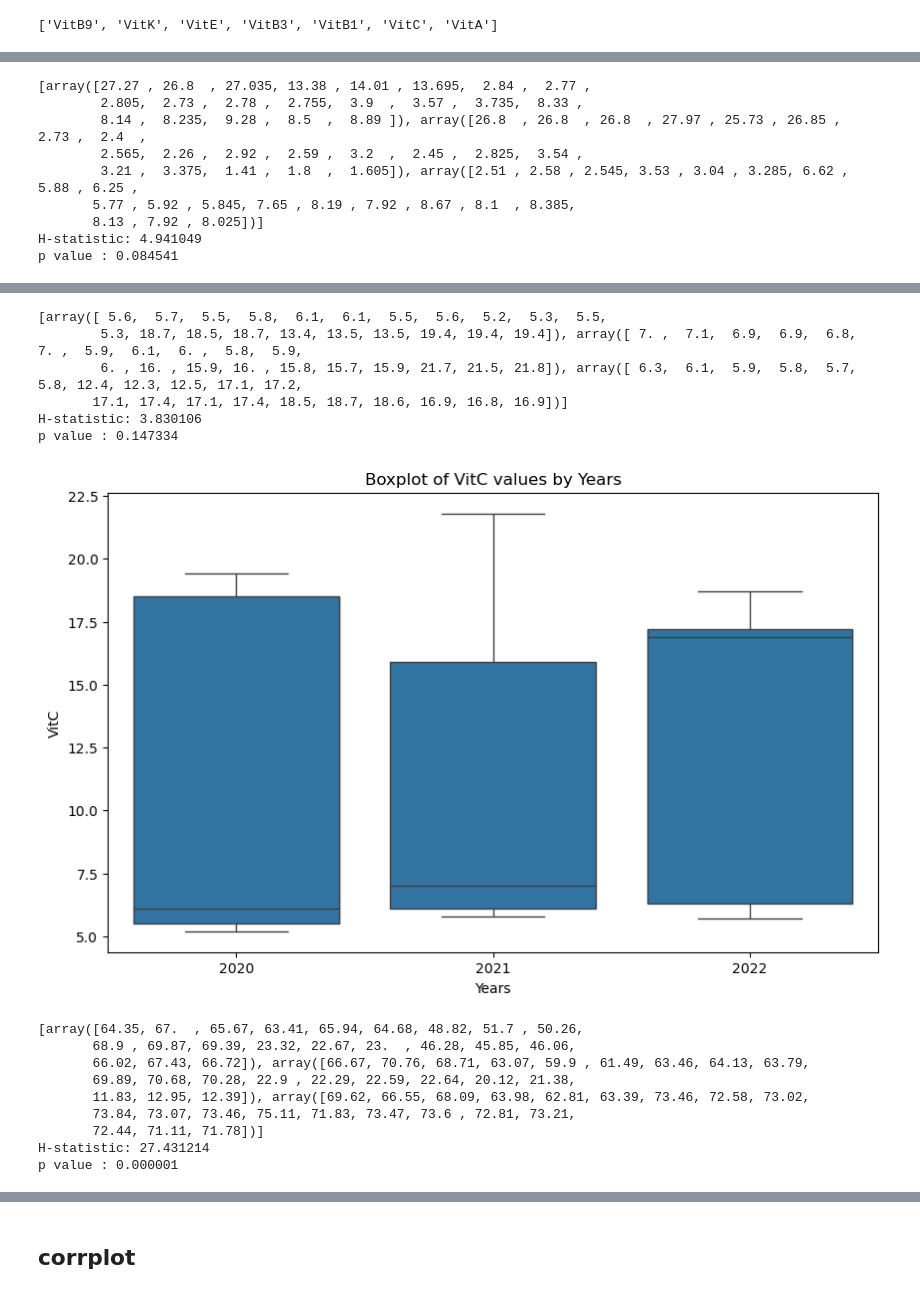
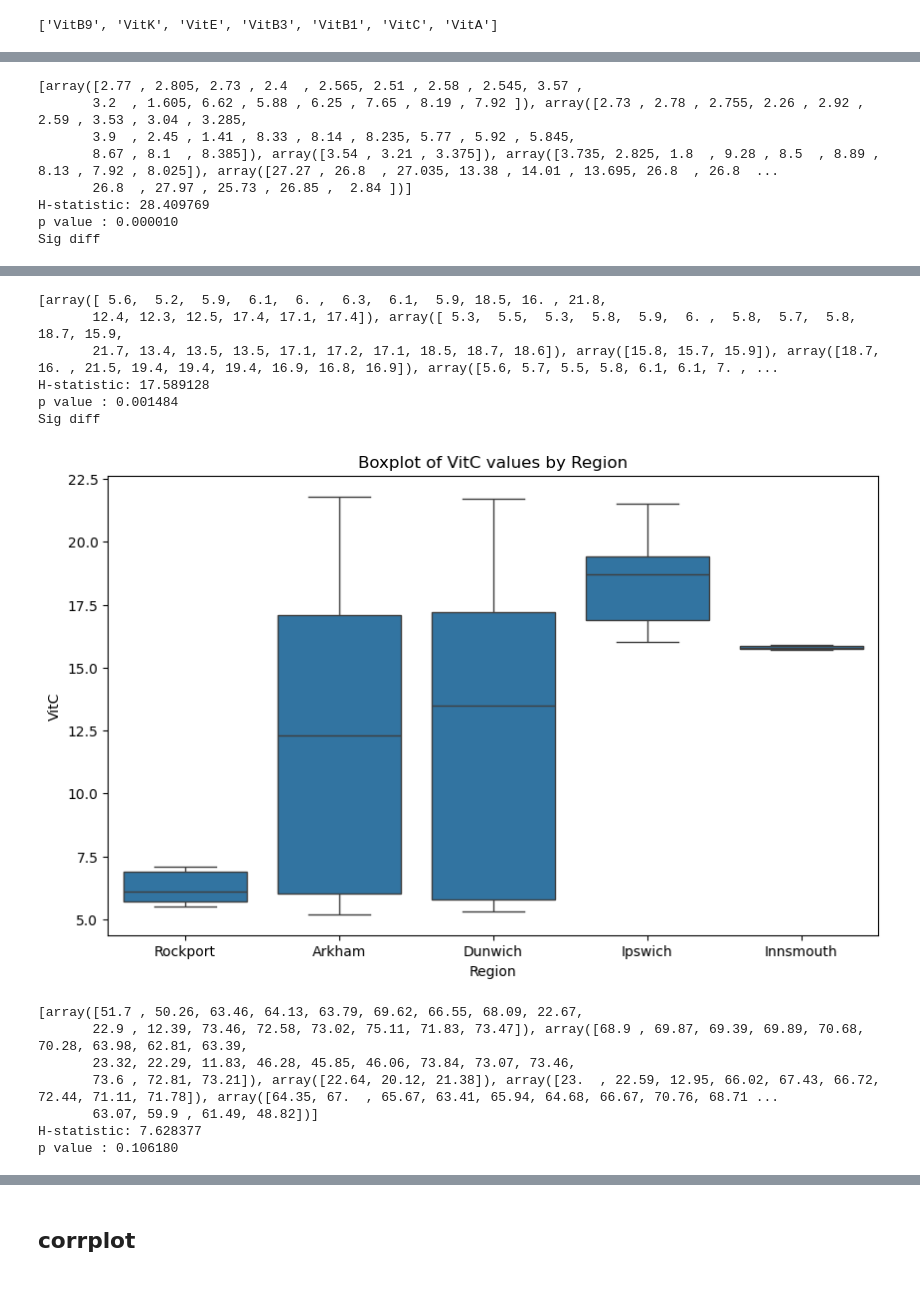
Before and after one commit to Jadelu03/M2_project, a Jupyter notebook: Task2.ipynb, the cells around one changed output, grey strips where cells are left out. Cells and saved outputs as stored; diff of their text form; code cells hidden in the pictures.

Commit message:
Region analysis

```diff
--- a/Task2.ipynb
+++ b/Task2.ipynb
@@ -235,19 +235,21 @@ import seaborn as sns
 import matplotlib.pyplot as plt
 from scipy import stats
 for var in dependent_vars:
-  grouped_data = [group[var].values for name, group in df.groupby('Year')]
+  grouped_data = [group[var].values for name, group in df.groupby('Place')]
   print(grouped_data)
 
   # Perform Kruskal-Wallis test
   h_statistic, p_value = stats.kruskal(*grouped_data)
   print(f'H-statistic: {h_statistic:.6f}')
   print(f'p value : {p_value:.6f}')
+  if p_value < 0.05:
+    print('Sig diff')
 
   # Create a boxplot
   plt.figure(figsize=(10, 6))
-  sns.boxplot(x='Year', y=f'{var}', data=df)
-  plt.title(f'Boxplot of {var} values by Years')
-  plt.xlabel('Years')
+  sns.boxplot(x='Place', y=f'{var}', data=df)
+  plt.title(f'Boxplot of {var} values by Region')
+  plt.xlabel('Region')
   plt.ylabel(f'{var}')
   plt.show()
 # %% [output]
@@ -294,9 +293,8 @@ p value : 0.038507
-[array([27.27 , 26.8  , 27.035, 13.38 , 14.01 , 13.695,  2.84 ,  2.77 ,
-        2.805,  2.73 ,  2.78 ,  2.755,  3.9  ,  3.57 ,  3.735,  8.33 ,
-        8.14 ,  8.235,  9.28 ,  8.5  ,  8.89 ]), array([26.8  , 26.8  , 26.8  , 27.97 , 25.73 , 26.85 ,  2.73 ,  2.4  ,
-        2.565,  2.26 ,  2.92 ,  2.59 ,  3.2  ,  2.45 ,  2.825,  3.54 ,
-        3.21 ,  3.375,  1.41 ,  1.8  ,  1.605]), array([2.51 , 2.58 , 2.545, 3.53 , 3.04 , 3.285, 6.62 , 5.88 , 6.25 ,
-       5.77 , 5.92 , 5.845, 7.65 , 8.19 , 7.92 , 8.67 , 8.1  , 8.385,
-       8.13 , 7.92 , 8.025])]
-H-statistic: 4.941049
-p value : 0.084541
+[array([2.77 , 2.805, 2.73 , 2.4  , 2.565, 2.51 , 2.58 , 2.545, 3.57 ,
+       3.2  , 1.605, 6.62 , 5.88 , 6.25 , 7.65 , 8.19 , 7.92 ]), array([2.73 , 2.78 , 2.755, 2.26 , 2.92 , 2.59 , 3.53 , 3.04 , 3.285,
+       3.9  , 2.45 , 1.41 , 8.33 , 8.14 , 8.235, 5.77 , 5.92 , 5.845,
+       8.67 , 8.1  , 8.385]), array([3.54 , 3.21 , 3.375]), array([3.735, 2.825, 1.8  , 9.28 , 8.5  , 8.89 , 8.13 , 7.92 , 8.025]), array([27.27 , 26.8  , 27.035, 13.38 , 14.01 , 13.695, 26.8  , 26.8  ...
+       26.8  , 27.97 , 25.73 , 26.85 ,  2.84 ])]
+H-statistic: 28.409769
+p value : 0.000010
+Sig diff
@@ -304,16 +302,14 @@ p value : 0.084541
-[array([ 5.6,  5.7,  5.5,  5.8,  6.1,  6.1,  5.5,  5.6,  5.2,  5.3,  5.5,
-        5.3, 18.7, 18.5, 18.7, 13.4, 13.5, 13.5, 19.4, 19.4, 19.4]), array([ 7. ,  7.1,  6.9,  6.9,  6.8,  7. ,  5.9,  6.1,  6. ,  5.8,  5.9,
-        6. , 16. , 15.9, 16. , 15.8, 15.7, 15.9, 21.7, 21.5, 21.8]), array([ 6.3,  6.1,  5.9,  5.8,  5.7,  5.8, 12.4, 12.3, 12.5, 17.1, 17.2,
-       17.1, 17.4, 17.1, 17.4, 18.5, 18.7, 18.6, 16.9, 16.8, 16.9])]
-H-statistic: 3.830106
-p value : 0.147334
+[array([ 5.6,  5.2,  5.9,  6.1,  6. ,  6.3,  6.1,  5.9, 18.5, 16. , 21.8,
+       12.4, 12.3, 12.5, 17.4, 17.1, 17.4]), array([ 5.3,  5.5,  5.3,  5.8,  5.9,  6. ,  5.8,  5.7,  5.8, 18.7, 15.9,
+       21.7, 13.4, 13.5, 13.5, 17.1, 17.2, 17.1, 18.5, 18.7, 18.6]), array([15.8, 15.7, 15.9]), array([18.7, 16. , 21.5, 19.4, 19.4, 19.4, 16.9, 16.8, 16.9]), array([5.6, 5.7, 5.5, 5.8, 6.1, 6.1, 7. , ...
+H-statistic: 17.589128
+p value : 0.001484
+Sig diff
-[figure, old version]
+[figure, new version]
-[array([64.35, 67.  , 65.67, 63.41, 65.94, 64.68, 48.82, 51.7 , 50.26,
-       68.9 , 69.87, 69.39, 23.32, 22.67, 23.  , 46.28, 45.85, 46.06,
-       66.02, 67.43, 66.72]), array([66.67, 70.76, 68.71, 63.07, 59.9 , 61.49, 63.46, 64.13, 63.79,
-       69.89, 70.68, 70.28, 22.9 , 22.29, 22.59, 22.64, 20.12, 21.38,
-       11.83, 12.95, 12.39]), array([69.62, 66.55, 68.09, 63.98, 62.81, 63.39, 73.46, 72.58, 73.02,
-       73.84, 73.07, 73.46, 75.11, 71.83, 73.47, 73.6 , 72.81, 73.21,
-       72.44, 71.11, 71.78])]
-H-statistic: 27.431214
-p value : 0.000001
+[array([51.7 , 50.26, 63.46, 64.13, 63.79, 69.62, 66.55, 68.09, 22.67,
+       22.9 , 12.39, 73.46, 72.58, 73.02, 75.11, 71.83, 73.47]), array([68.9 , 69.87, 69.39, 69.89, 70.68, 70.28, 63.98, 62.81, 63.39,
+       23.32, 22.29, 11.83, 46.28, 45.85, 46.06, 73.84, 73.07, 73.46,
+       73.6 , 72.81, 73.21]), array([22.64, 20.12, 21.38]), array([23.  , 22.59, 12.95, 66.02, 67.43, 66.72, 72.44, 71.11, 71.78]), array([64.35, 67.  , 65.67, 63.41, 65.94, 64.68, 66.67, 70.76, 68.71 ...
+       63.07, 59.9 , 61.49, 48.82])]
+H-statistic: 7.628377
+p value : 0.106180
```
Also changed, not shown: parts of 9 cells of this notebook, 1 other file.
